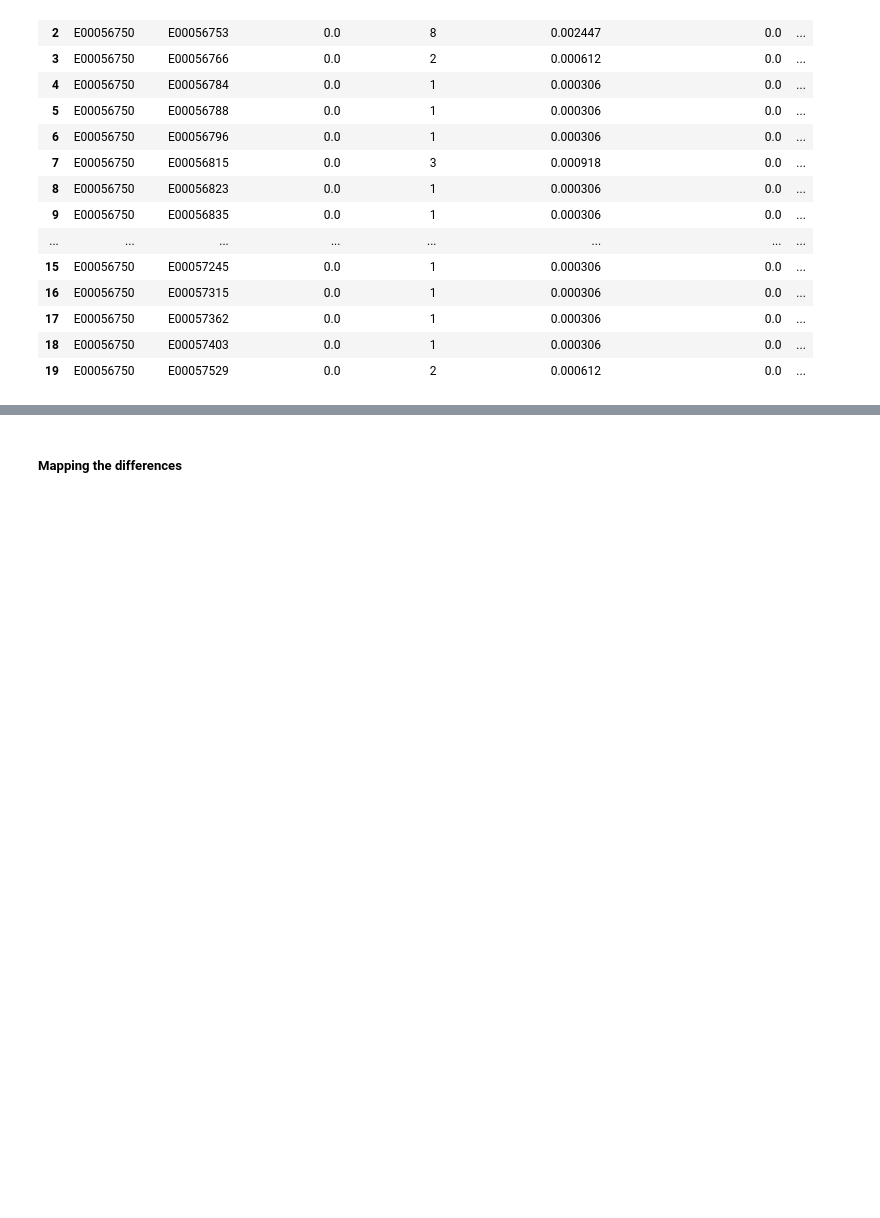
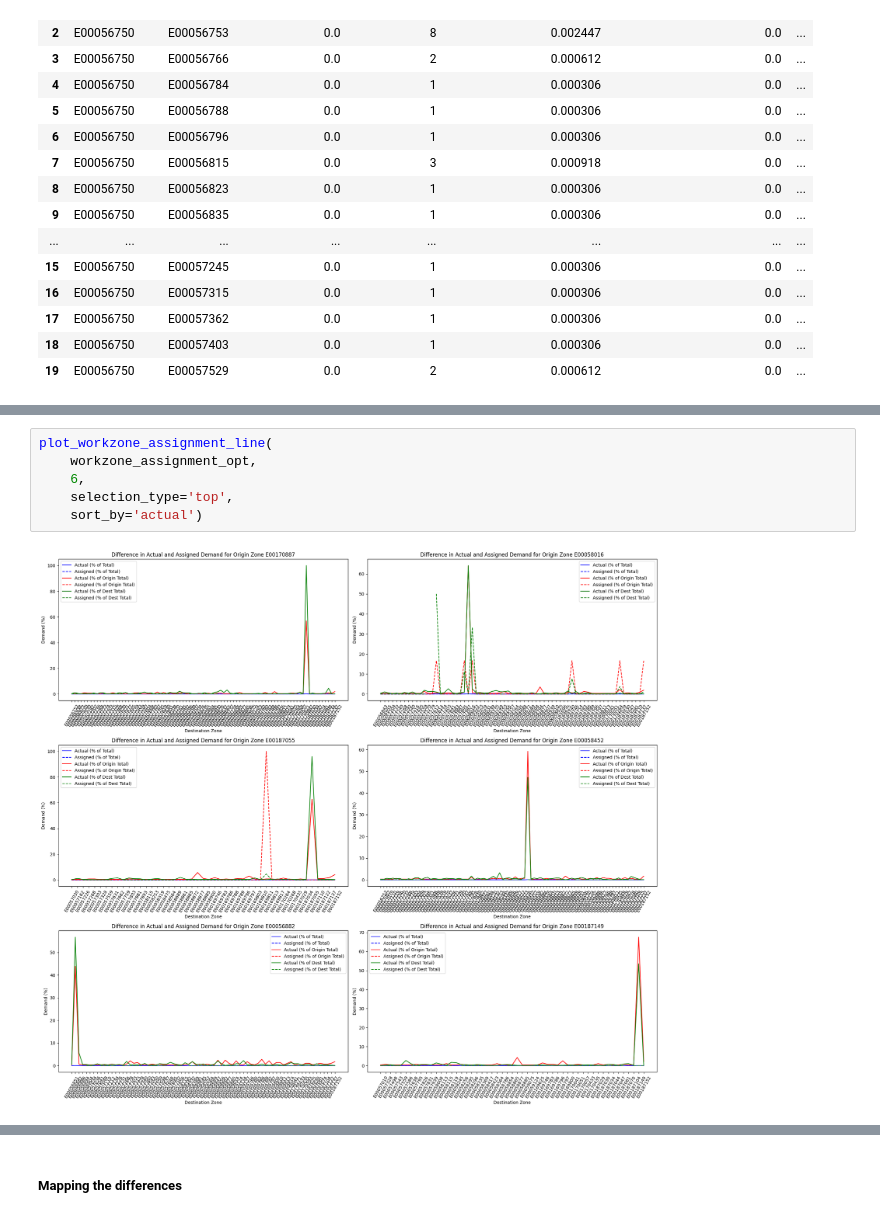
Before and after one commit to Urban-Analytics-Technology-Platform/acbm, a Jupyter notebook: notebooks/4_locations_work.ipynb, the cells around one changed output, grey strips where cells are left out. Saved outputs shown, nothing was run; the diff lists cells and outputs as text; blank space fills up the shorter version.

Commit message:
plots to evaluate workzone assignment

```diff
--- a/notebooks/4_locations_work.ipynb
+++ b/notebooks/4_locations_work.ipynb
@@ -766,0 +855,8 @@ ValueError: Input contains NaN.
+# %%
+plot_workzone_assignment_line(
+    workzone_assignment_opt,
+    6,
+    selection_type='top',
+    sort_by='actual')
+# %% [output]
+[figure, added]
```
Also changed, not shown: parts of 12 cells of this notebook.
